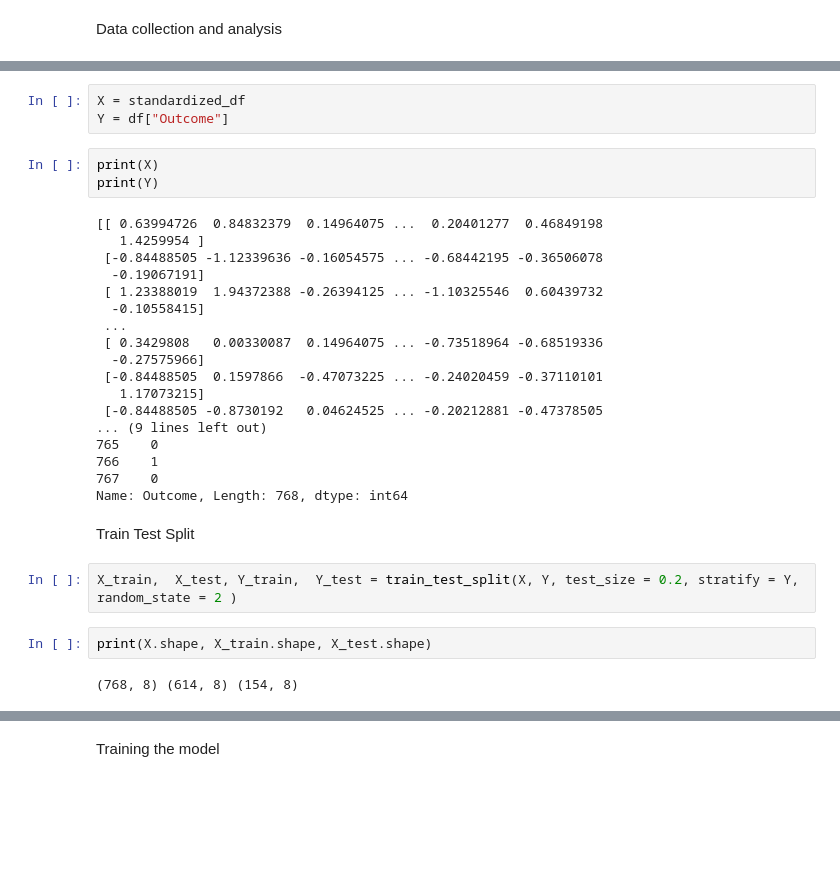
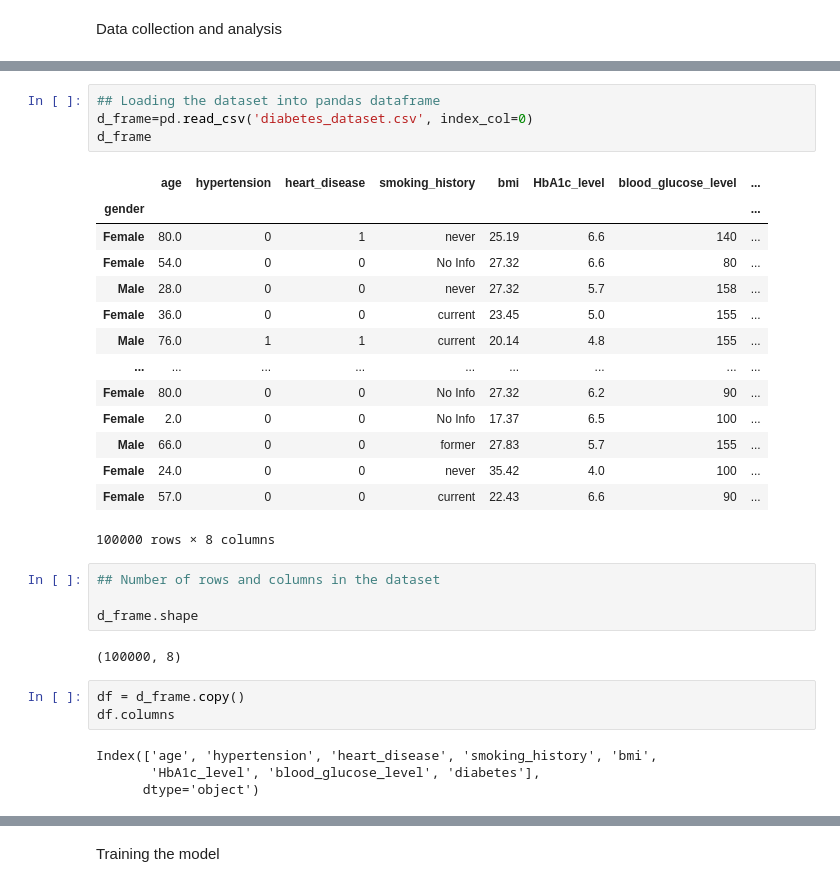
Before and after one commit to tinashejima/Python, a Jupyter notebook: Diabetes_Prediction/diabetesPrediction.ipynb, the cells around one changed output, grey strips where cells are left out. Drawn from its saved outputs; the diff is of its cells as text; blank space fills up the shorter version.

```diff
--- a/Diabetes_Prediction/diabetesPrediction.ipynb
+++ b/Diabetes_Prediction/diabetesPrediction.ipynb
@@ -120,32 +12,32 @@ print(standardized_df)
-# %%
-X = standardized_df
-Y = df["Outcome"]
-# %%
-print(X)
-print(Y)
-# %% [output]
-[[ 0.63994726  0.84832379  0.14964075 ...  0.20401277  0.46849198
-   1.4259954 ]
- [-0.84488505 -1.12339636 -0.16054575 ... -0.68442195 -0.36506078
-  -0.19067191]
- [ 1.23388019  1.94372388 -0.26394125 ... -1.10325546  0.60439732
-  -0.10558415]
- ...
- [ 0.3429808   0.00330087  0.14964075 ... -0.73518964 -0.68519336
-  -0.27575966]
- [-0.84488505  0.1597866  -0.47073225 ... -0.24020459 -0.37110101
-   1.17073215]
- [-0.84488505 -0.8730192   0.04624525 ... -0.20212881 -0.47378505
-... (9 lines left out)
-765    0
-766    1
-767    0
-Name: Outcome, Length: 768, dtype: int64
-# %% [markdown]
-Train Test Split
-# %%
-X_train,  X_test, Y_train,  Y_test = train_test_split(X, Y, test_size = 0.2, stratify = Y, random_state = 2 )
-# %%
-print(X.shape, X_train.shape, X_test.shape)
-# %% [output]
-(768, 8) (614, 8) (154, 8)
+# %%
+## Loading the dataset into pandas dataframe
+d_frame=pd.read_csv('diabetes_dataset.csv', index_col=0)
+d_frame
+# %% [output]
+|  | age | hypertension | heart_disease | smoking_history | bmi | HbA1c_level | blood_glucose_level | ... |
+| gender |  |  |  |  |  |  |  | ... |
+| Female | 80.0 | 0 | 1 | never | 25.19 | 6.6 | 140 | ... |
+| Female | 54.0 | 0 | 0 | No Info | 27.32 | 6.6 | 80 | ... |
+| Male | 28.0 | 0 | 0 | never | 27.32 | 5.7 | 158 | ... |
+| Female | 36.0 | 0 | 0 | current | 23.45 | 5.0 | 155 | ... |
+| Male | 76.0 | 1 | 1 | current | 20.14 | 4.8 | 155 | ... |
+| ... | ... | ... | ... | ... | ... | ... | ... | ... |
+| Female | 80.0 | 0 | 0 | No Info | 27.32 | 6.2 | 90 | ... |
+| Female | 2.0 | 0 | 0 | No Info | 17.37 | 6.5 | 100 | ... |
+| Male | 66.0 | 0 | 0 | former | 27.83 | 5.7 | 155 | ... |
+| Female | 24.0 | 0 | 0 | never | 35.42 | 4.0 | 100 | ... |
+| Female | 57.0 | 0 | 0 | current | 22.43 | 6.6 | 90 | ... |
+100000 rows × 8 columns
+# %%
+## Number of rows and columns in the dataset
+
+d_frame.shape
+# %% [output]
+(100000, 8)
+# %%
+df = d_frame.copy()
+df.columns
+# %% [output]
+Index(['age', 'hypertension', 'heart_disease', 'smoking_history', 'bmi',
+       'HbA1c_level', 'blood_glucose_level', 'diabetes'],
+      dtype='object')
```
Also changed, not shown: parts of 49 cells of this notebook, 15 other files.
